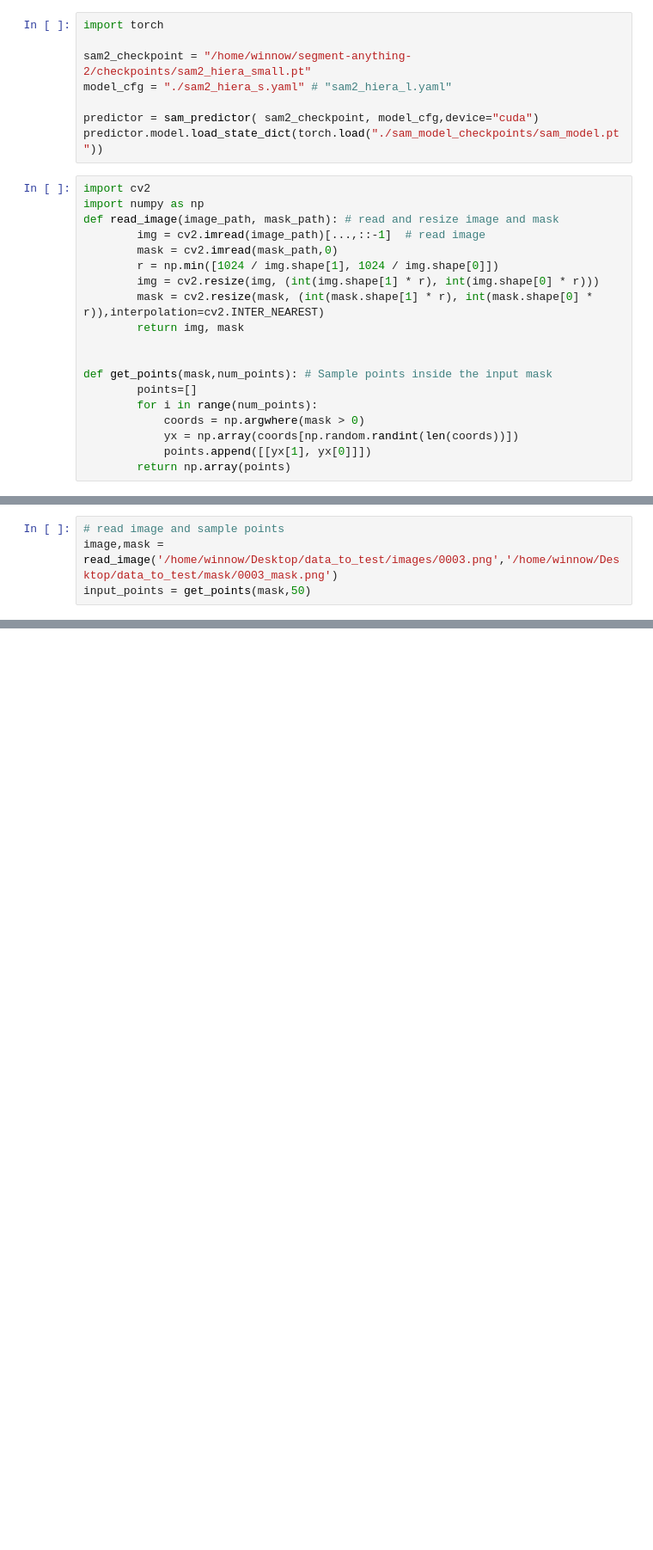
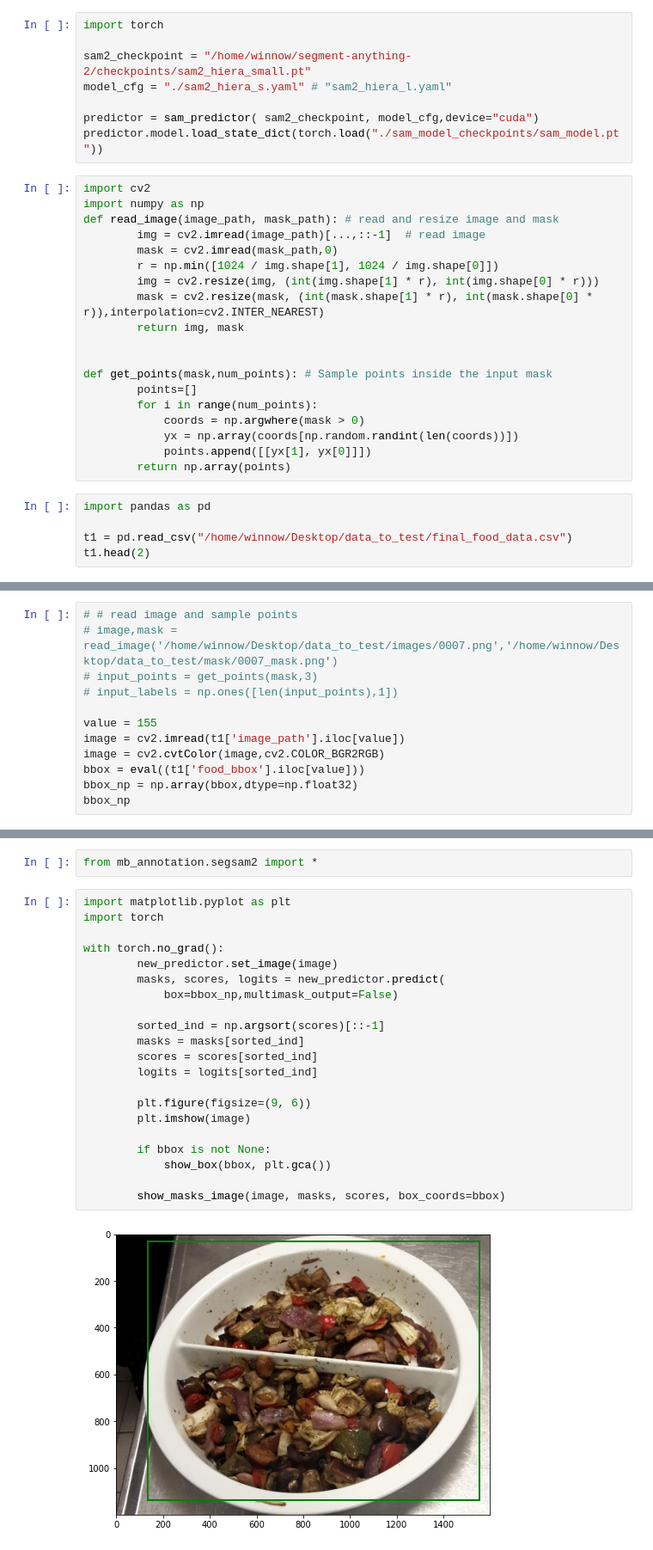
Before and after one commit to bigmb/mb_annotation, a Jupyter notebook: finetune_sam2.ipynb, the cells around one changed output, grey strips where cells are left out. Shown at 86% size. Cells and saved outputs as stored; diff of their text form; blank space fills up the shorter version.

```diff
--- a/finetune_sam2.ipynb
+++ b/finetune_sam2.ipynb
@@ -42,3 +45,8 @@ def get_points(mask,num_points): # Sample points inside the input mask
             yx = np.array(coords[np.random.randint(len(coords))])
             points.append([[yx[1], yx[0]]])
         return np.array(points)
+# %%
+import pandas as pd
+
+t1 = pd.read_csv("/home/winnow/Desktop/data_to_test/final_food_data.csv")
+t1.head(2)
@@ -45,4 +57,12 @@ def get_points(mask,num_points): # Sample points inside the input mask
 # %%
-# read image and sample points
-image,mask = read_image('/home/winnow/Desktop/data_to_test/images/0003.png','/home/winnow/Desktop/data_to_test/mask/0003_mask.png')
-input_points = get_points(mask,50)
+# # read image and sample points
+# image,mask = read_image('/home/winnow/Desktop/data_to_test/images/0007.png','/home/winnow/Desktop/data_to_test/mask/0007_mask.png')
+# input_points = get_points(mask,3)
+# input_labels = np.ones([len(input_points),1])
+
+value = 155
+image = cv2.imread(t1['image_path'].iloc[value])
+image = cv2.cvtColor(image,cv2.COLOR_BGR2RGB)
+bbox = eval((t1['food_bbox'].iloc[value]))
+bbox_np = np.array(bbox,dtype=np.float32)
+bbox_np
@@ -99,0 +71,25 @@ cv2.waitKey()
+# %%
+from mb_annotation.segsam2 import *
+# %%
+import matplotlib.pyplot as plt
+import torch
+
+with torch.no_grad():
+        new_predictor.set_image(image)
+        masks, scores, logits = new_predictor.predict(
+            box=bbox_np,multimask_output=False)
+
+        sorted_ind = np.argsort(scores)[::-1]
+        masks = masks[sorted_ind]
+        scores = scores[sorted_ind]
+        logits = logits[sorted_ind]
+
+        plt.figure(figsize=(9, 6))
+        plt.imshow(image)
+
+        if bbox is not None:
+            show_box(bbox, plt.gca())
+
+        show_masks_image(image, masks, scores, box_coords=bbox)
+# %% [output]
+[figure, added]
```
Also changed, not shown: parts of 6 cells of this notebook, 2 other files.
